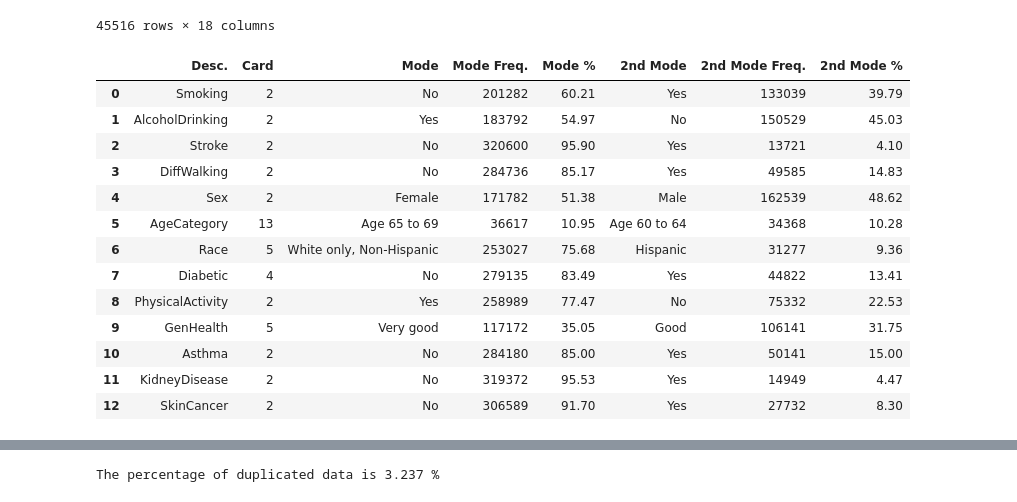
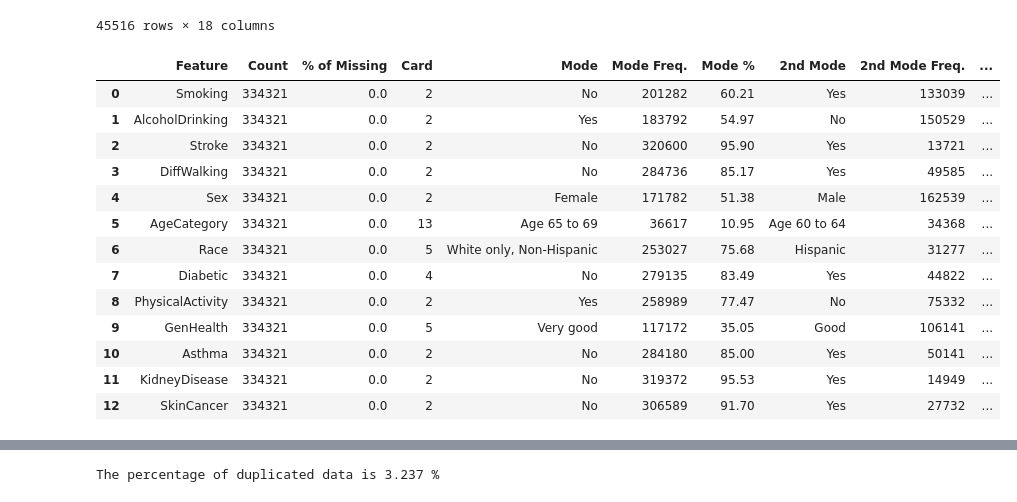
Before and after one commit to lennyqd/FDS-Project-Heart-Disease-Prediction-with-XGBoost, a Jupyter notebook: [PROJECT] Heart Disease Prediction with XGBoost.ipynb, the cells around one changed output, grey strips where cells are left out. Cells and saved outputs as stored; diff of their text form; code cells hidden in the pictures.

Commit message:
Update [PROJECT] Heart Disease Prediction with XGBoost.ipynb
2023/12/11

```diff
--- a/[PROJECT] Heart Disease Prediction with XGBoost.ipynb
+++ b/[PROJECT] Heart Disease Prediction with XGBoost.ipynb
@@ -58,6 +58,9 @@ cat_list=['Smoking','AlcoholDrinking'	,'Stroke'	,'DiffWalking'	,'Sex'	,'AgeCateg
 len(cat_list)
 # %% [output]
 13
+# %%
+def miss_count(column):
+    return column.isnull().sum()
 # %%
 cont_list=['BMI', 'PhysicalHealth', 'MentalHealth','SleepTime']
 dqr_cont = pd.DataFrame()
@@ -202,31 +204,32 @@ df_3
 | 334316 | No | 29.86 | No | Yes | Yes | 0.0 | 15.0 | No | ... |
 45516 rows × 18 columns
 # %%
-cat_report['Desc.'] = cat_list
-
+cat_report['Feature'] = cat_list
+cat_report['Count'] = [i for i in df[cat_list].count()]
+cat_report['% of Missing'] = [miss_count(df[i]) for i in cat_list] / cat_report['Count']
 cat_report['Card'] = [i for i in df[cat_list].nunique()]
 cat_report['Mode'] = [get_mode(i,0,False) for i in cat_list ]
 cat_report['Mode Freq.'] = [get_mode(i,0,True) for i in cat_list ]
 cat_report['Mode %'] = [mode_perc(i,0) for i in cat_list]
 cat_report['2nd Mode'] = [get_mode(i,1,False) for i in cat_list ]
 cat_report['2nd Mode Freq.'] = [get_mode(i,1,True) for i in cat_list ]
 cat_report['2nd Mode %'] = [mode_perc(i,1) for i in cat_list]
 cat_report
 # %% [output]
-|  | Desc. | Card | Mode | Mode Freq. | Mode % | 2nd Mode | 2nd Mode Freq. | 2nd Mode % |
-| 0 | Smoking | 2 | No | 201282 | 60.21 | Yes | 133039 | 39.79 |
-| 1 | AlcoholDrinking | 2 | Yes | 183792 | 54.97 | No | 150529 | 45.03 |
-| 2 | Stroke | 2 | No | 320600 | 95.90 | Yes | 13721 | 4.10 |
-| 3 | DiffWalking | 2 | No | 284736 | 85.17 | Yes | 49585 | 14.83 |
-| 4 | Sex | 2 | Female | 171782 | 51.38 | Male | 162539 | 48.62 |
-| 5 | AgeCategory | 13 | Age 65 to 69 | 36617 | 10.95 | Age 60 to 64 | 34368 | 10.28 |
-| 6 | Race | 5 | White only, Non-Hispanic | 253027 | 75.68 | Hispanic | 31277 | 9.36 |
-| 7 | Diabetic | 4 | No | 279135 | 83.49 | Yes | 44822 | 13.41 |
-| 8 | PhysicalActivity | 2 | Yes | 258989 | 77.47 | No | 75332 | 22.53 |
-| 9 | GenHealth | 5 | Very good | 117172 | 35.05 | Good | 106141 | 31.75 |
-| 10 | Asthma | 2 | No | 284180 | 85.00 | Yes | 50141 | 15.00 |
-| 11 | KidneyDisease | 2 | No | 319372 | 95.53 | Yes | 14949 | 4.47 |
-| 12 | SkinCancer | 2 | No | 306589 | 91.70 | Yes | 27732 | 8.30 |
+|  | Feature | Count | % of Missing | Card | Mode | Mode Freq. | Mode % | 2nd Mode | 2nd Mode Freq. | ... |
+| 0 | Smoking | 334321 | 0.0 | 2 | No | 201282 | 60.21 | Yes | 133039 | ... |
+| 1 | AlcoholDrinking | 334321 | 0.0 | 2 | Yes | 183792 | 54.97 | No | 150529 | ... |
+| 2 | Stroke | 334321 | 0.0 | 2 | No | 320600 | 95.90 | Yes | 13721 | ... |
+| 3 | DiffWalking | 334321 | 0.0 | 2 | No | 284736 | 85.17 | Yes | 49585 | ... |
+| 4 | Sex | 334321 | 0.0 | 2 | Female | 171782 | 51.38 | Male | 162539 | ... |
+| 5 | AgeCategory | 334321 | 0.0 | 13 | Age 65 to 69 | 36617 | 10.95 | Age 60 to 64 | 34368 | ... |
+| 6 | Race | 334321 | 0.0 | 5 | White only, Non-Hispanic | 253027 | 75.68 | Hispanic | 31277 | ... |
+| 7 | Diabetic | 334321 | 0.0 | 4 | No | 279135 | 83.49 | Yes | 44822 | ... |
+| 8 | PhysicalActivity | 334321 | 0.0 | 2 | Yes | 258989 | 77.47 | No | 75332 | ... |
+| 9 | GenHealth | 334321 | 0.0 | 5 | Very good | 117172 | 35.05 | Good | 106141 | ... |
+| 10 | Asthma | 334321 | 0.0 | 2 | No | 284180 | 85.00 | Yes | 50141 | ... |
+| 11 | KidneyDisease | 334321 | 0.0 | 2 | No | 319372 | 95.53 | Yes | 14949 | ... |
+| 12 | SkinCancer | 334321 | 0.0 | 2 | No | 306589 | 91.70 | Yes | 27732 | ... |
 # %%
 for i in cat_list:
     plt.subplots(figsize=(5, 5))
```
Also changed, not shown: parts of 20 cells of this notebook.
